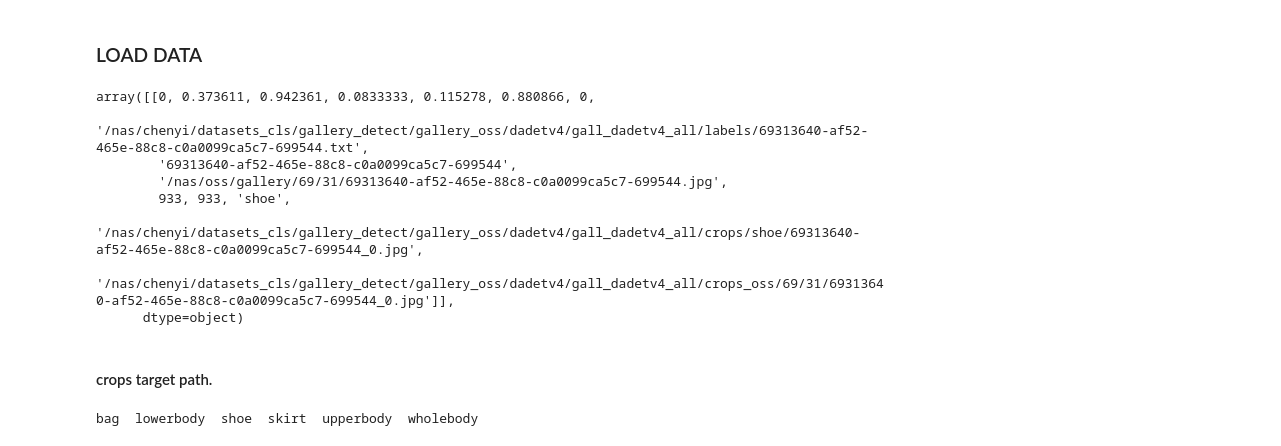
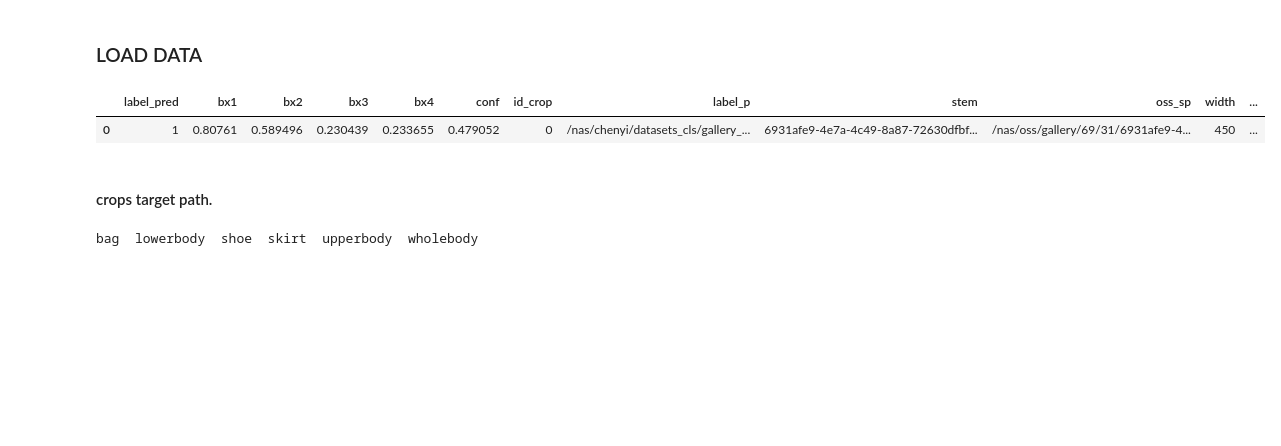
Before and after one commit to PEduck/datasetMudule, a Jupyter notebook: data_clear/data1_clear.ipynb, the cells around one changed output. Drawn from its saved outputs; the diff is of its cells as text; code cells hidden in the pictures; blank space fills up the shorter version.

```diff
--- a/data_clear/data1_clear.ipynb
+++ b/data_clear/data1_clear.ipynb
@@ -28,4 +28,5 @@ model_label_map = {
 # %% [markdown]
 ### LOAD DATA
 # %%
-clred_df = pd.read_csv('/nas/chenyi/datasets_cls/gallery_detect/gallery_oss/dadetv4/info/clred_labels_oss.csv')
+dirty_df = pd.read_csv('/nas/chenyi/datasets_cls/gallery_detect/gallery_oss/dadetv4/info/dirty_data/dirty_crops_df.csv')
+# clred_df.to_csv('/nas/chenyi/datasets_cls/gallery_detect/gallery_oss/dadetv4/info/dirty_data/select_candidate_df.csv', index=False)
@@ -35,14 +33,8 @@ clred_df = pd.read_csv('/nas/chenyi/datasets_cls/gallery_detect/gallery_oss/dade
 # %%
-clred_df.head(1).values
+dirty_df.head(1)
 # %% [output]
-array([[0, 0.373611, 0.942361, 0.0833333, 0.115278, 0.880866, 0,
-        '/nas/chenyi/datasets_cls/gallery_detect/gallery_oss/dadetv4/gall_dadetv4_all/labels/69313640-af52-465e-88c8-c0a0099ca5c7-699544.txt',
-        '69313640-af52-465e-88c8-c0a0099ca5c7-699544',
-        '/nas/oss/gallery/69/31/69313640-af52-465e-88c8-c0a0099ca5c7-699544.jpg',
-        933, 933, 'shoe',
-        '/nas/chenyi/datasets_cls/gallery_detect/gallery_oss/dadetv4/gall_dadetv4_all/crops/shoe/69313640-af52-465e-88c8-c0a0099ca5c7-699544_0.jpg',
-        '/nas/chenyi/datasets_cls/gallery_detect/gallery_oss/dadetv4/gall_dadetv4_all/crops_oss/69/31/69313640-af52-465e-88c8-c0a0099ca5c7-699544_0.jpg']],
-      dtype=object)
+|  | label_pred | bx1 | bx2 | bx3 | bx4 | conf | id_crop | label_p | stem | oss_sp | width | ... |
+| 0 | 1 | 0.80761 | 0.589496 | 0.230439 | 0.233655 | 0.479052 | 0 | /nas/chenyi/datasets_cls/gallery_... | 6931afe9-4e7a-4c49-8a87-72630dfbf... | /nas/oss/gallery/69/31/6931afe9-4... | 450 | ... |
 # %%
 # %%time
 # crops_less_imgs = glob.glob(str('/nas/chenyi/datasets_cls/gallery_detect/gallery_oss/dadetv4/gall_dadetv4_all/crops/*/*'))
```
Also changed, not shown: parts of 71 cells of this notebook, 1 other file.
